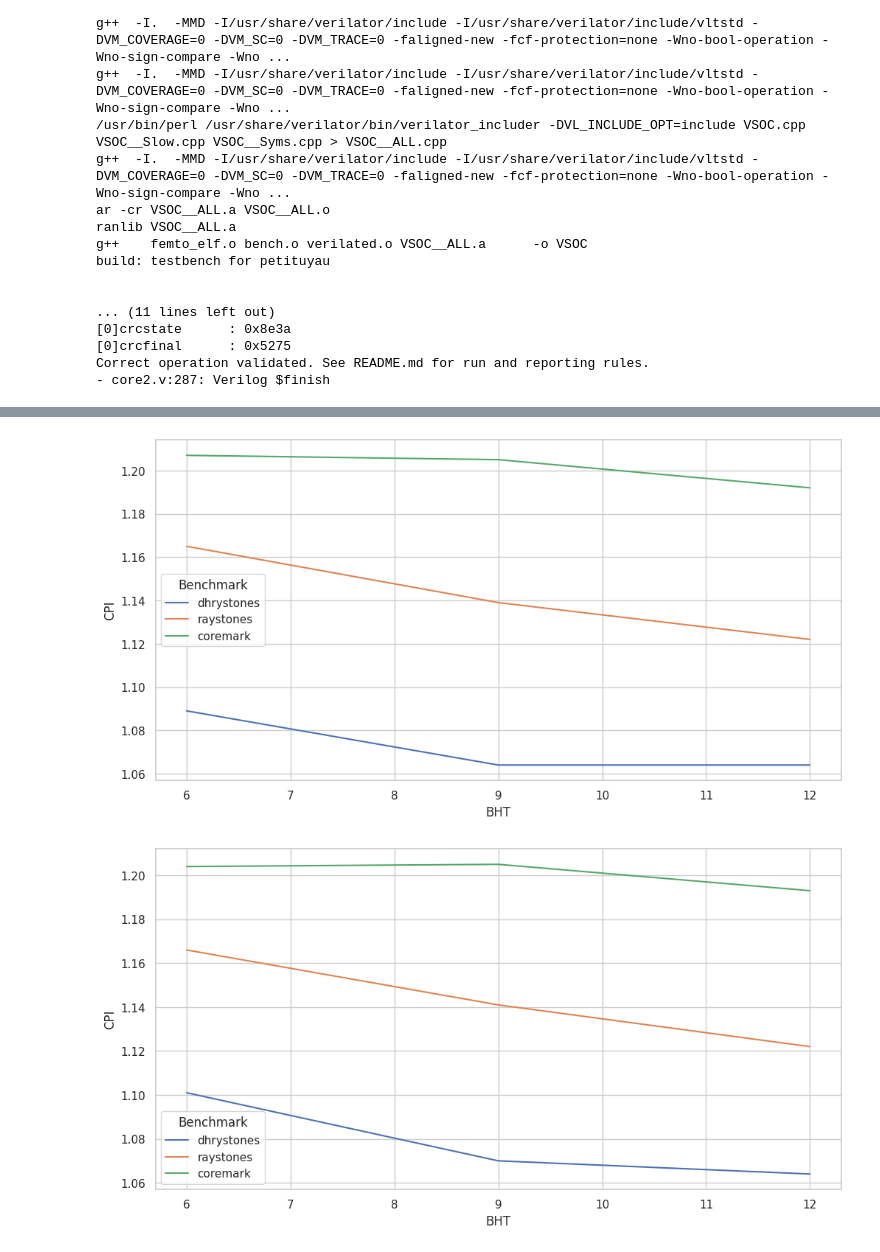
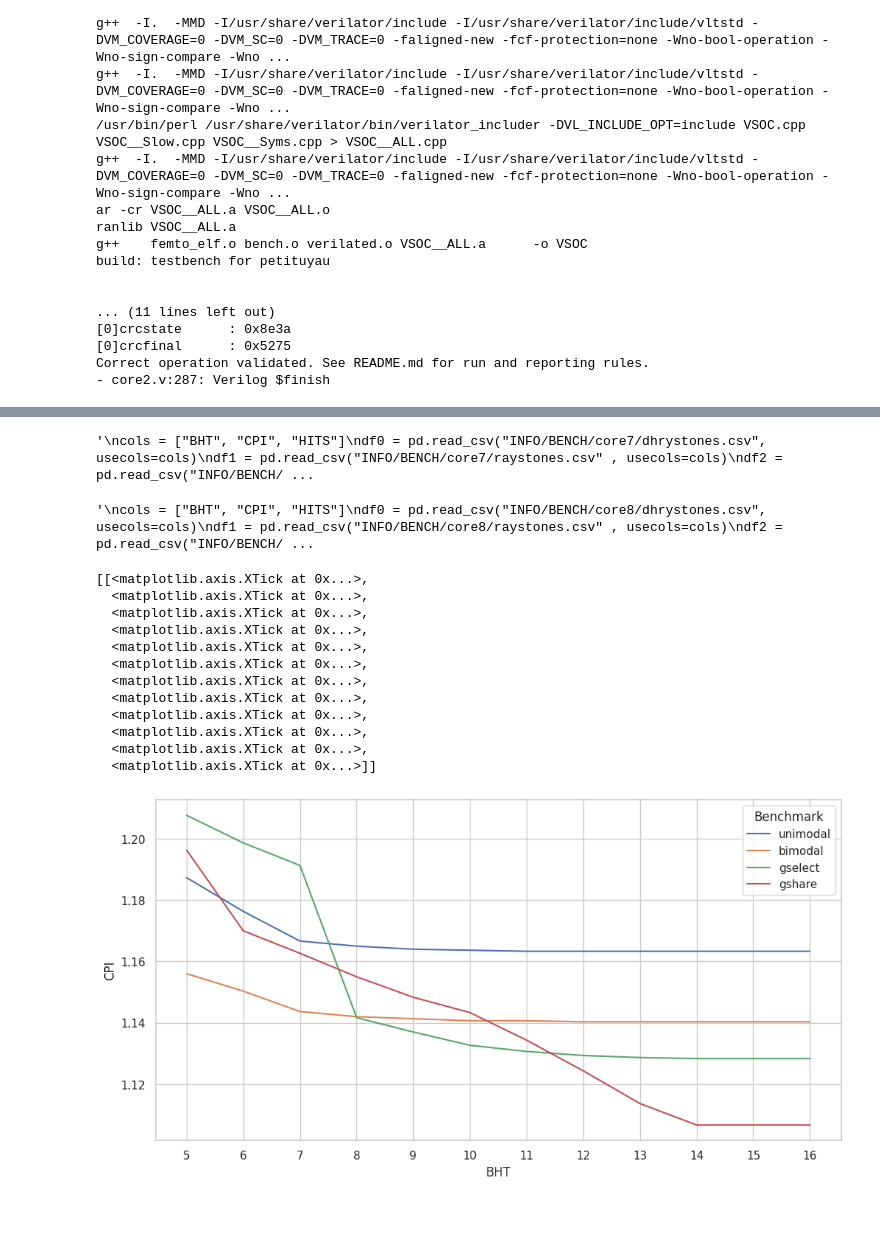
Before and after one commit to arruk/TRYonRISCV, a Jupyter notebook: sim.ipynb, the cells around one changed output, grey strips where cells are left out. Cells and saved outputs as stored; diff of their text form; code cells hidden in the pictures; blank space fills up the shorter version.

Commit message:
More automations with the cores with branch prediction

```diff
--- a/sim.ipynb
+++ b/sim.ipynb
@@ -321,28 +333,81 @@ ax = sns.lineplot(x=cols[0], y='CPI', data=bench, hue='Benchmark')
 # %%
+"""
 cols = ["BHT", "CPI", "HITS"]
 df0 = pd.read_csv("INFO/BENCH/core7/dhrystones.csv", usecols=cols)
 df1 = pd.read_csv("INFO/BENCH/core7/raystones.csv" , usecols=cols)
 df2 = pd.read_csv("INFO/BENCH/core7/coremark.csv"  , usecols=cols)
+df3 = pd.concat([df0, df1, df2]).groupby(level=0).mean()
 df0['Benchmark']="dhrystones"
 df1['Benchmark']="raystones"
 df2['Benchmark']="coremark"
-bench = pd.concat([df0, df1, df2])
+df3['Benchmark']="mean"
+bench = pd.concat([df0, df1, df2, df3])
 
 sns.set(style="whitegrid", rc={"figure.figsize":(12, 6)})
 ax = sns.lineplot(x=cols[0], y='CPI', data=bench, hue='Benchmark')
+ax.set(xticks=df0['BHT'])
+"""
 # %% [output]
-[figure, removed]
+'\ncols = ["BHT", "CPI", "HITS"]\ndf0 = pd.read_csv("INFO/BENCH/core7/dhrystones.csv", usecols=cols)\ndf1 = pd.read_csv("INFO/BENCH/core7/raystones.csv" , usecols=cols)\ndf2 = pd.read_csv("INFO/BENCH/ ...
 # %%
+"""
 cols = ["BHT", "CPI", "HITS"]
 df0 = pd.read_csv("INFO/BENCH/core8/dhrystones.csv", usecols=cols)
 df1 = pd.read_csv("INFO/BENCH/core8/raystones.csv" , usecols=cols)
 df2 = pd.read_csv("INFO/BENCH/core8/coremark.csv"  , usecols=cols)
+df3 = pd.concat([df0, df1, df2]).groupby(level=0).mean()
 df0['Benchmark']="dhrystones"
 df1['Benchmark']="raystones"
 df2['Benchmark']="coremark"
-bench = pd.concat([df0, df1, df2])
+df3['Benchmark']="mean"
+bench = pd.concat([df0, df1, df2, df3])
 
 sns.set(style="whitegrid", rc={"figure.figsize":(12, 6)})
 ax = sns.lineplot(x=cols[0], y='CPI', data=bench, hue='Benchmark')
+ax.set(xticks=df0['BHT'])
+"""
 # %% [output]
-[figure, removed]
+'\ncols = ["BHT", "CPI", "HITS"]\ndf0 = pd.read_csv("INFO/BENCH/core8/dhrystones.csv", usecols=cols)\ndf1 = pd.read_csv("INFO/BENCH/core8/raystones.csv" , usecols=cols)\ndf2 = pd.read_csv("INFO/BENCH/ ...
+# %%
+cols = ["BHT", "CPI", "HITS"]
+df0 = pd.read_csv("INFO/BENCH/core5/dhrystones.csv", usecols=cols)
+df1 = pd.read_csv("INFO/BENCH/core5/raystones.csv" , usecols=cols)
+df2 = pd.read_csv("INFO/BENCH/core5/coremark.csv"  , usecols=cols)
+dfc5 = pd.concat([df0, df1, df2]).groupby(level=0).mean()
+dfc5['Benchmark']="unimodal"
+df0 = pd.read_csv("INFO/BENCH/core6/dhrystones.csv", usecols=cols)
+df1 = pd.read_csv("INFO/BENCH/core6/raystones.csv" , usecols=cols)
+df2 = pd.read_csv("INFO/BENCH/core6/coremark.csv"  , usecols=cols)
+dfc6 = pd.concat([df0, df1, df2]).groupby(level=0).mean()
+dfc6['Benchmark']="bimodal"
+df0 = pd.read_csv("INFO/BENCH/core7/dhrystones.csv", usecols=cols)
+df1 = pd.read_csv("INFO/BENCH/core7/raystones.csv" , usecols=cols)
+df2 = pd.read_csv("INFO/BENCH/core7/coremark.csv"  , usecols=cols)
+dfc7 = pd.concat([df0, df1, df2]).groupby(level=0).mean()
+dfc7['Benchmark']="gselect"
+df0 = pd.read_csv("INFO/BENCH/core8/dhrystones.csv", usecols=cols)
+df1 = pd.read_csv("INFO/BENCH/core8/raystones.csv" , usecols=cols)
+df2 = pd.read_csv("INFO/BENCH/core8/coremark.csv"  , usecols=cols)
+dfc8 = pd.concat([df0, df1, df2]).groupby(level=0).mean()
+dfc8['Benchmark']="gshare"
+bench = pd.concat([dfc5, dfc6, dfc7, dfc8])
+bench.head()
+
+sns.set(style="whitegrid", rc={"figure.figsize":(12, 6)})
+
+ax = sns.lineplot(x=cols[0], y='CPI', data=bench, hue='Benchmark')
+ax.set(xticks=df0['BHT'])
+# %% [output]
+[[<matplotlib.axis.XTick at 0x...>,
+  <matplotlib.axis.XTick at 0x...>,
+  <matplotlib.axis.XTick at 0x...>,
+  <matplotlib.axis.XTick at 0x...>,
+  <matplotlib.axis.XTick at 0x...>,
+  <matplotlib.axis.XTick at 0x...>,
+  <matplotlib.axis.XTick at 0x...>,
+  <matplotlib.axis.XTick at 0x...>,
+  <matplotlib.axis.XTick at 0x...>,
+  <matplotlib.axis.XTick at 0x...>,
+  <matplotlib.axis.XTick at 0x...>,
+  <matplotlib.axis.XTick at 0x...>]]
+[figure, added]
```
Also changed, not shown: parts of 9 cells of this notebook, 22 other files.
